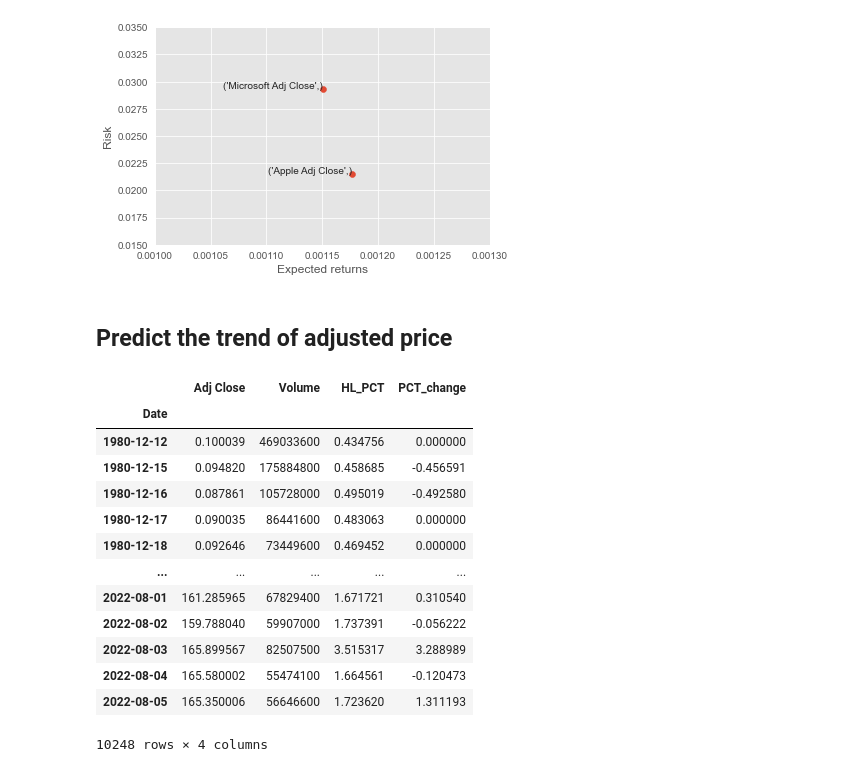
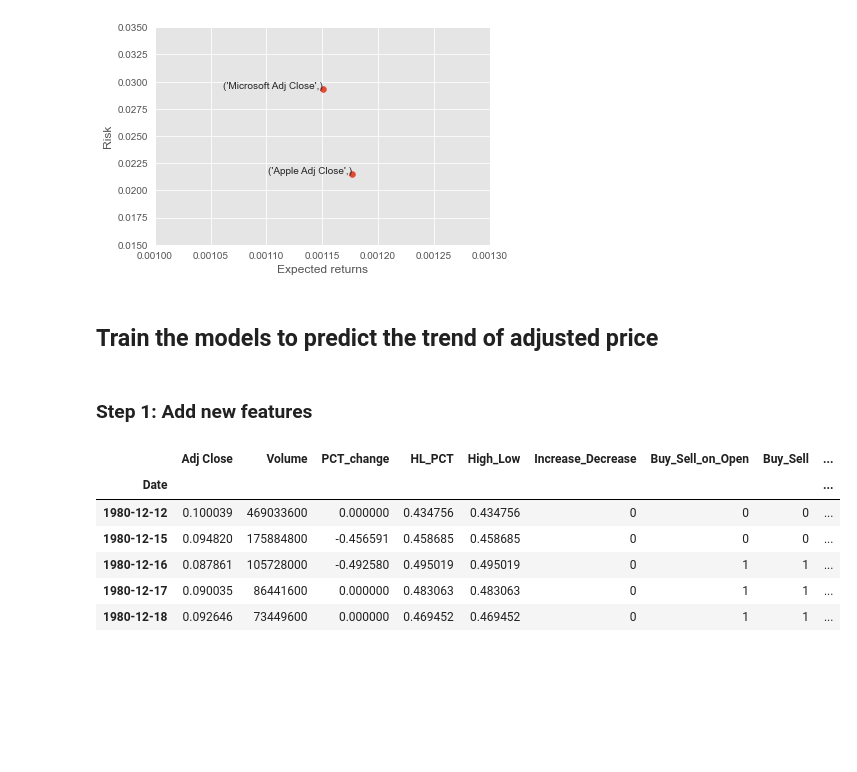
Before and after one commit to Mar3yZhang/UCI-stock-prediction-test, a Jupyter notebook: Group2_FinalProject.ipynb, the cells around one changed output. Drawn from its saved outputs; the diff is of its cells as text; code cells hidden in the pictures; blank space fills up the shorter version.

```diff
--- a/Group2_FinalProject.ipynb
+++ b/Group2_FinalProject.ipynb
@@ -253,34 +251,49 @@ plt.ylim([0.015, 0.035])
 (0.015, 0.035)
 [figure]
 # %% [markdown]
-## Predict the trend of adjusted price
+## Train the models to predict the trend of adjusted price
+# %% [markdown]
+### Step 1: Add new features
 # %%
 # copy the original data
 df_reg_apple = df_apple.copy().loc[:, ['Adj Close', 'Volume']]
 df_reg_microsoft = df_microsoft.copy().loc[:, ['Adj Close', 'Volume']]
 
+# define PCT_change
+df_reg_apple['PCT_change'] = (df_apple['Close'] - df_apple['Open']) / df_apple['Open'] * 100.0
+df_reg_microsoft['PCT_change'] = (df_microsoft['Close'] - df_microsoft['Open']) / df_microsoft['Open'] * 100.0
+
 # define HL_PCT
 df_reg_apple['HL_PCT'] = ((df_apple['High'] - df_apple['Low']) / df_apple['Close']) * 100.0
 df_reg_microsoft['HL_PCT'] = ((df_microsoft['High'] - df_microsoft['Low']) / df_microsoft['Close']) * 100.0
 
-# define PCT_change
-df_reg_apple['PCT_change'] = (df_apple['Close'] - df_apple['Open']) / df_apple['Open'] * 100.0
-df_reg_microsoft['PCT_change'] = (df_microsoft['Close'] - df_microsoft['Open']) / df_microsoft['Open'] * 100.0
+# define High_Low
+df_reg_apple['High_Low'] = ((df_apple['High'] - df_apple['Low']) / df_apple['Low']) * 100
+df_reg_microsoft['High_Low'] = ((df_microsoft['High'] - df_microsoft['Low']) / df_microsoft['Low']) * 100
+
+# define Increase_Decrease
+df_reg_apple['Increase_Decrease'] = np.where(df_apple['Volume'].shift(-1) > df_apple['Volume'], 1, 0)
+df_reg_microsoft['Increase_Decrease'] = np.where(df_microsoft['Volume'].shift(-1) > df_microsoft['Volume'], 1, 0)
+
+# define Buy_Sell_on_Open
+df_reg_apple['Buy_Sell_on_Open'] = np.where(df_apple['Open'].shift(-1) > df_apple['Open'], 1, 0)
+df_reg_microsoft['Buy_Sell_on_Open'] = np.where(df_microsoft['Open'].shift(-1) > df_microsoft['Open'], 1, 0)
+
+# define Buy_Sell
+df_reg_apple['Buy_Sell'] = np.where(df_apple['Adj Close'].shift(-1) > df_apple['Adj Close'], 1, 0)
+df_reg_microsoft['Buy_Sell'] = np.where(df_microsoft['Adj Close'].shift(-1) > df_microsoft['Adj Close'], 1, 0)
+
+# define Returns
+df_reg_apple['Returns'] = df_apple['Adj Close'].pct_change()
+df_reg_microsoft['Returns'] = df_microsoft['Adj Close'].pct_change()
 # %%
-df_reg_apple
+df_reg_apple.head()
 # %% [output]
-|  | Adj Close | Volume | HL_PCT | PCT_change |
-| Date |  |  |  |  |
-| 1980-12-12 | 0.100039 | 469033600 | 0.434756 | 0.000000 |
-| 1980-12-15 | 0.094820 | 175884800 | 0.458685 | -0.456591 |
-| 1980-12-16 | 0.087861 | 105728000 | 0.495019 | -0.492580 |
-| 1980-12-17 | 0.090035 | 86441600 | 0.483063 | 0.000000 |
-| 1980-12-18 | 0.092646 | 73449600 | 0.469452 | 0.000000 |
-| ... | ... | ... | ... | ... |
-| 2022-08-01 | 161.285965 | 67829400 | 1.671721 | 0.310540 |
-| 2022-08-02 | 159.788040 | 59907000 | 1.737391 | -0.056222 |
-| 2022-08-03 | 165.899567 | 82507500 | 3.515317 | 3.288989 |
-| 2022-08-04 | 165.580002 | 55474100 | 1.664561 | -0.120473 |
-| 2022-08-05 | 165.350006 | 56646600 | 1.723620 | 1.311193 |
+|  | Adj Close | Volume | PCT_change | HL_PCT | High_Low | Increase_Decrease | Buy_Sell_on_Open | Buy_Sell | ... |
+| Date |  |  |  |  |  |  |  |  | ... |
+| 1980-12-12 | 0.100039 | 469033600 | 0.000000 | 0.434756 | 0.434756 | 0 | 0 | 0 | ... |
+| 1980-12-15 | 0.094820 | 175884800 | -0.456591 | 0.458685 | 0.458685 | 0 | 0 | 0 | ... |
+| 1980-12-16 | 0.087861 | 105728000 | -0.492580 | 0.495019 | 0.495019 | 0 | 1 | 1 | ... |
+| 1980-12-17 | 0.090035 | 86441600 | 0.000000 | 0.483063 | 0.483063 | 0 | 1 | 1 | ... |
+| 1980-12-18 | 0.092646 | 73449600 | 0.000000 | 0.469452 | 0.469452 | 0 | 1 | 1 | ... |
-10248 rows × 4 columns
 # %%
```
Also changed, not shown: parts of 17 cells of this notebook, 1 other file.
